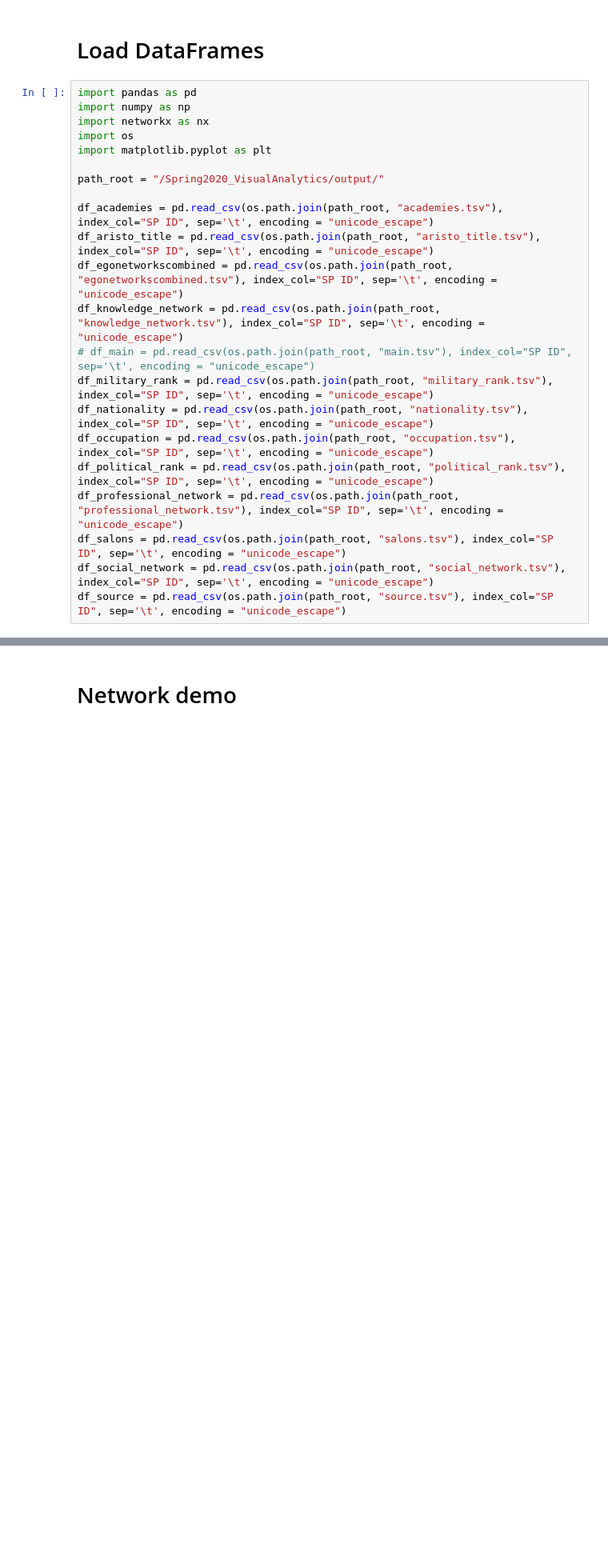
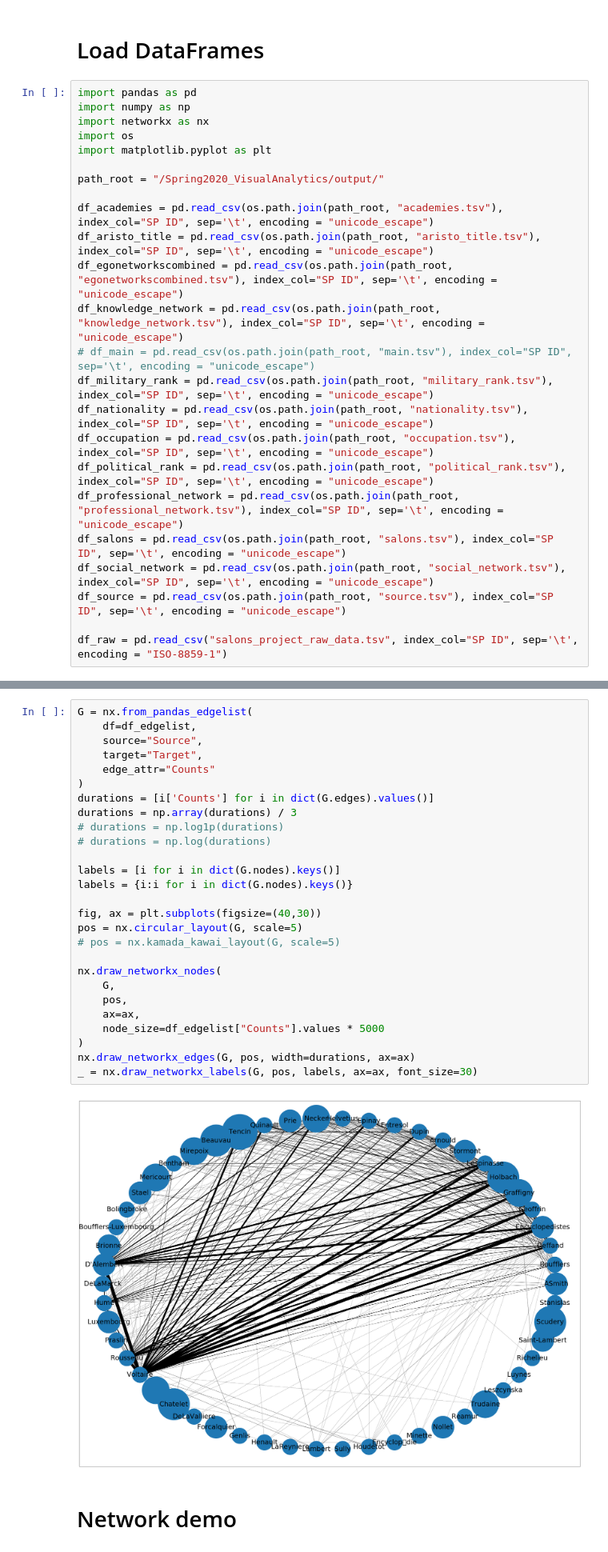
Before and after one commit to Scott-Sirk/Spring2020_VisualAnalytics, a Jupyter notebook: BasicNetwork.ipynb, the cells around one changed output, grey strips where cells are left out. Shown at 80% size. Cells and saved outputs as stored; diff of their text form; blank space fills up the shorter version.

Commit message:
network image draft

```diff
--- a/BasicNetwork.ipynb
+++ b/BasicNetwork.ipynb
@@ -22,3 +22,5 @@ df_professional_network = pd.read_csv(os.path.join(path_root, "professional_netw
 df_salons = pd.read_csv(os.path.join(path_root, "salons.tsv"), index_col="SP ID", sep='\t', encoding = "unicode_escape")
 df_social_network = pd.read_csv(os.path.join(path_root, "social_network.tsv"), index_col="SP ID", sep='\t', encoding = "unicode_escape")
 df_source = pd.read_csv(os.path.join(path_root, "source.tsv"), index_col="SP ID", sep='\t', encoding = "unicode_escape")
+
+df_raw = pd.read_csv("salons_project_raw_data.tsv", index_col="SP ID", sep='\t', encoding = "ISO-8859-1")
@@ -25,3 +61,32 @@ df_source = pd.read_csv(os.path.join(path_root, "source.tsv"), index_col="SP ID"
+# %%
+G = nx.from_pandas_edgelist(
+    df=df_edgelist,
+    source="Source",
+    target="Target",
+    edge_attr="Counts"
+)
+durations = [i['Counts'] for i in dict(G.edges).values()]
+durations = np.array(durations) / 3
+# durations = np.log1p(durations)
+# durations = np.log(durations)
+
+labels = [i for i in dict(G.nodes).keys()]
+labels = {i:i for i in dict(G.nodes).keys()}
+
+fig, ax = plt.subplots(figsize=(40,30))
+pos = nx.circular_layout(G, scale=5)
+# pos = nx.kamada_kawai_layout(G, scale=5)
+
+nx.draw_networkx_nodes(
+    G,
+    pos,
+    ax=ax,
+    node_size=df_edgelist["Counts"].values * 5000
+)
+nx.draw_networkx_edges(G, pos, width=durations, ax=ax)
+_ = nx.draw_networkx_labels(G, pos, labels, ax=ax, font_size=30)
+# %% [output]
+[figure, added]
 # %% [markdown]
 # Network demo
 # %%
```
Also changed, not shown: parts of 2 cells of this notebook.
